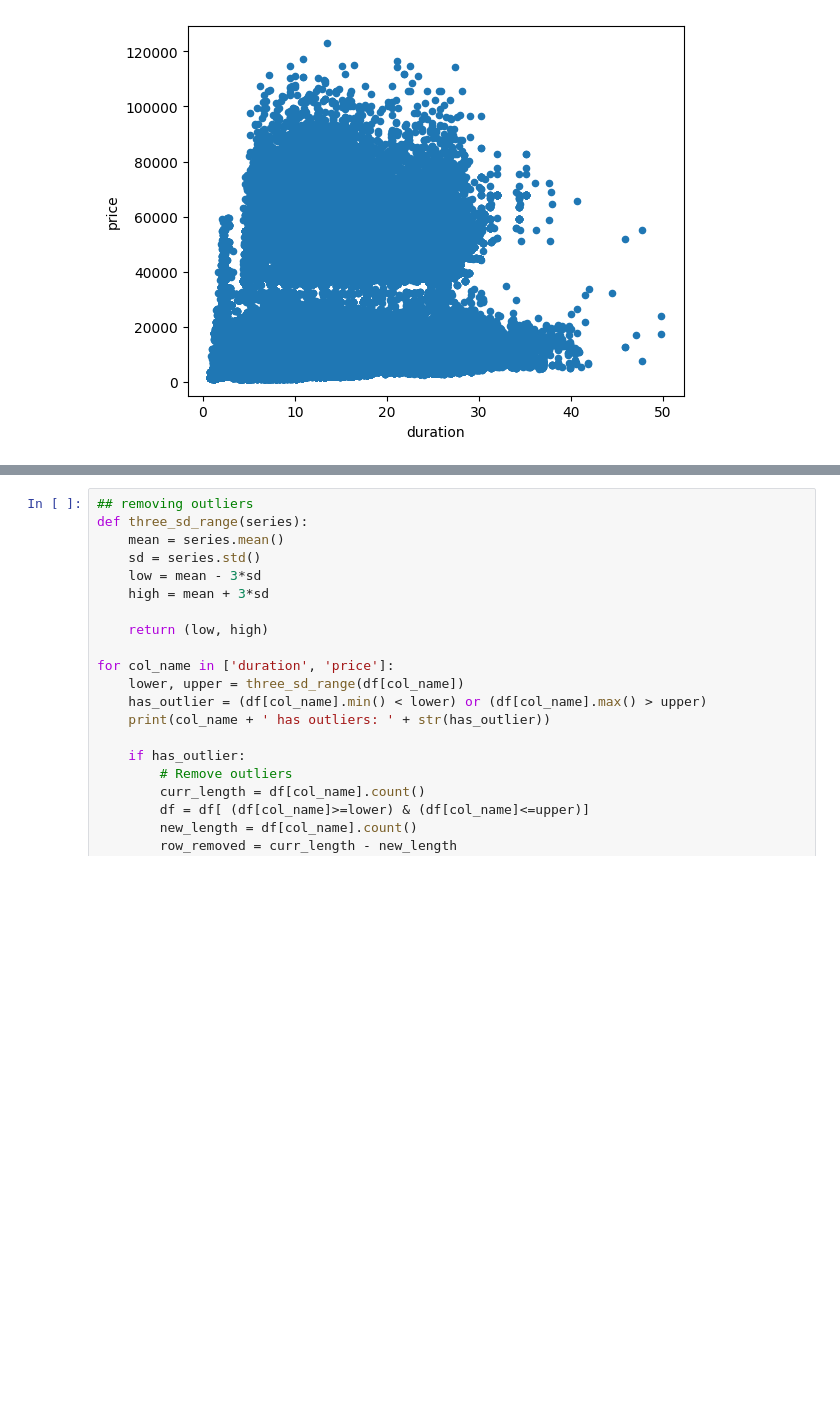
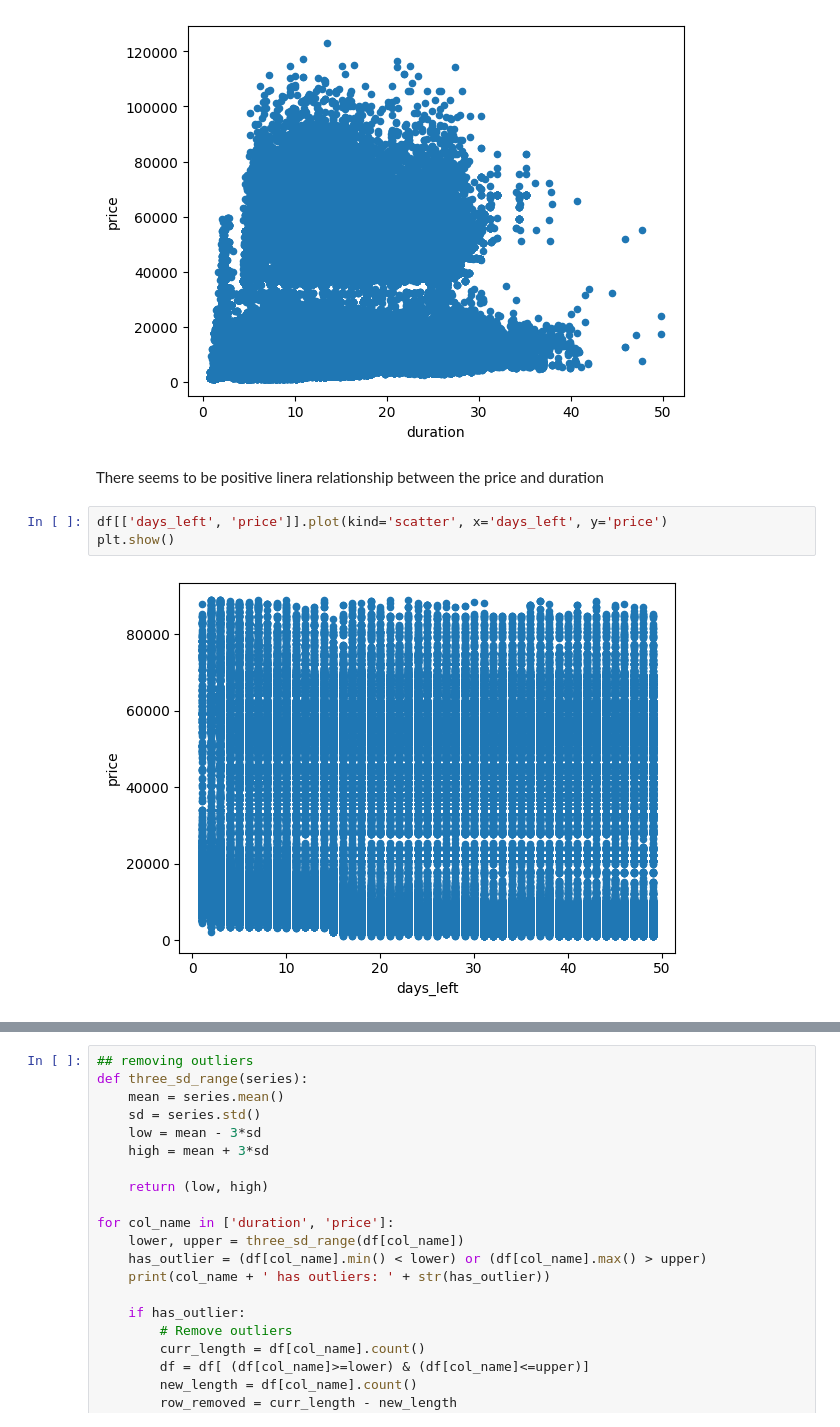
Before and after one commit to calebang/IS460, a Jupyter notebook: 01_Data Prep/01a_EDA.ipynb, the cells around one changed output, grey strips where cells are left out. Cells and saved outputs as stored; diff of their text form; blank space fills up the shorter version.

```diff
--- a/01_Data Prep/01a_EDA.ipynb
+++ b/01_Data Prep/01a_EDA.ipynb
@@ -113,3 +117,10 @@ df[['duration', 'price']].plot(kind='scatter', x='duration', y='price')
 plt.show()
 # %% [output]
 [figure]
+# %% [markdown]
+There seems to be positive linera relationship between the price and duration
+# %%
+df[['days_left', 'price']].plot(kind='scatter', x='days_left', y='price')
+plt.show()
+# %% [output]
+[figure, added]
```
Also changed, not shown: parts of 15 cells of this notebook, 1 other file.
